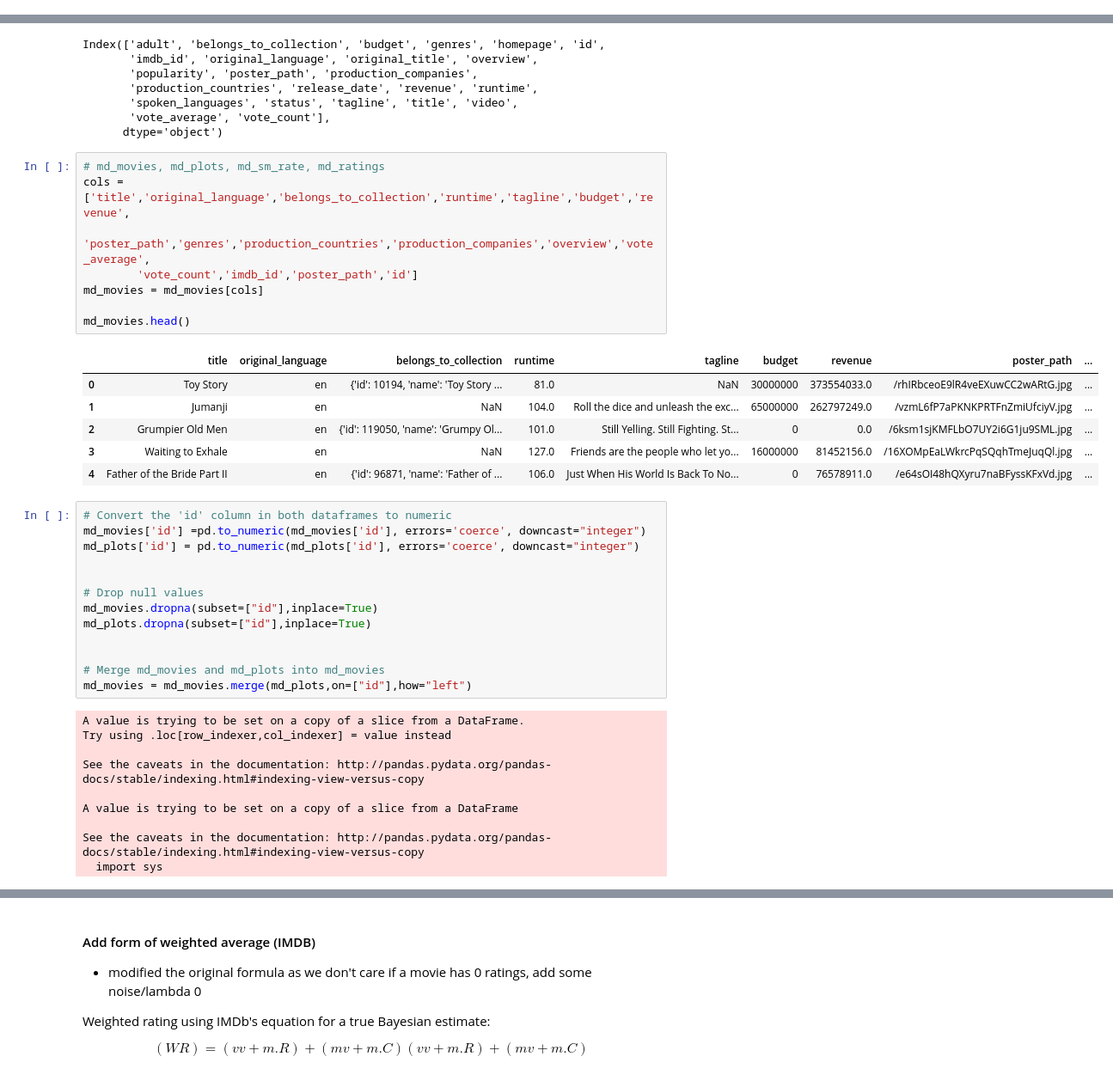
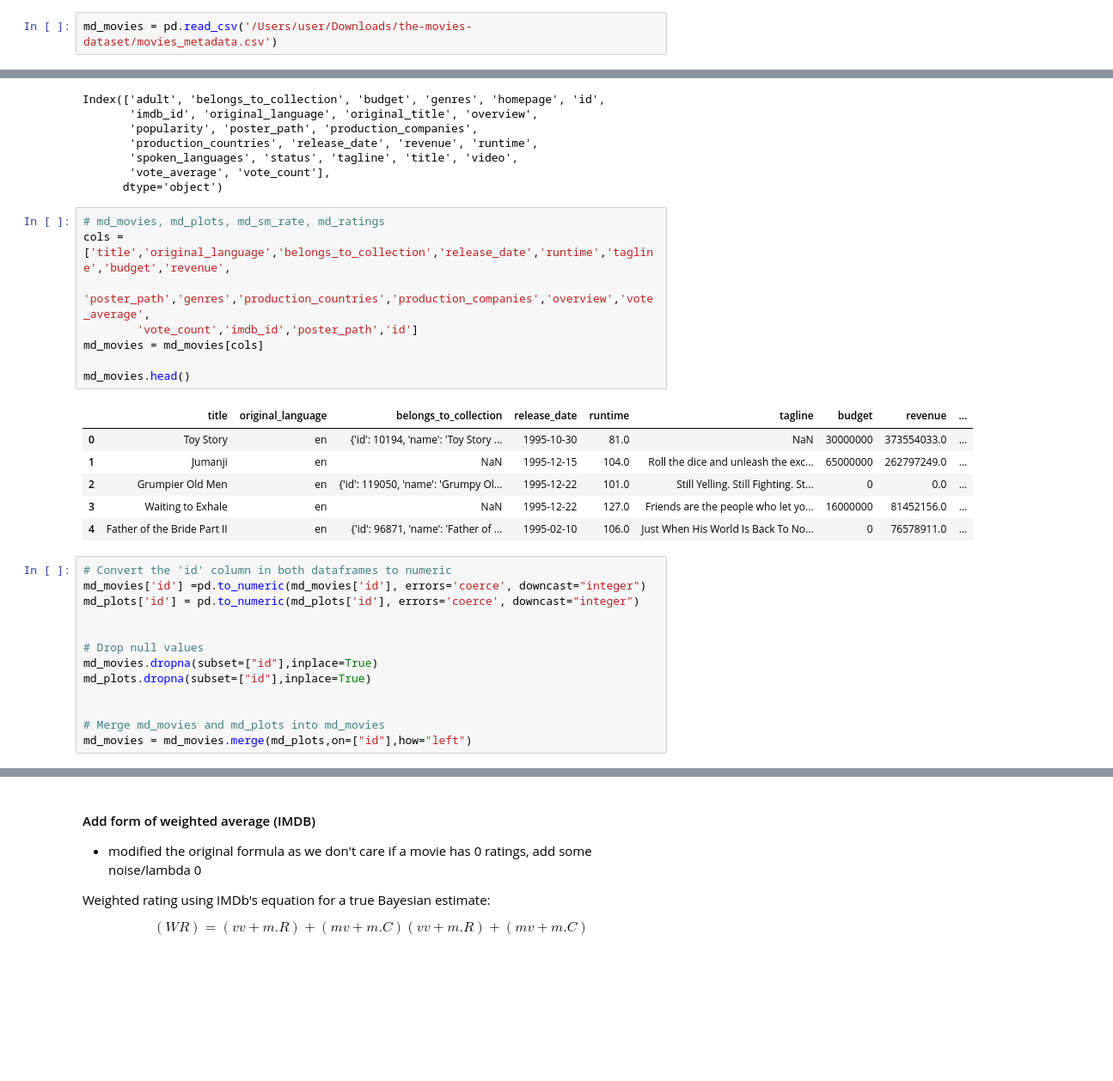
Before and after one commit to ecbenezra/recommender-system, a Jupyter notebook: all-datasets-cleaning-exploration.ipynb, the cells around one changed output, grey strips where cells are left out. Shown at 86% size. Cells and saved outputs as stored; diff of their text form; blank space fills up the shorter version.

```diff
--- a/all-datasets-cleaning-exploration.ipynb
+++ b/all-datasets-cleaning-exploration.ipynb
@@ -62,6 +75,8 @@ for df in datasets:
 (284303, 25)
 # %% [markdown]
 # Cleaning - The Movies Dataset
+# %%
+md_movies = pd.read_csv('/Users/user/Downloads/the-movies-dataset/movies_metadata.csv')
 # %%
 md_movies.columns
 # %% [output]
@@ -74,19 +89,19 @@ Index(['adult', 'belongs_to_collection', 'budget', 'genres', 'homepage', 'id',
       dtype='object')
 # %%
 # md_movies, md_plots, md_sm_rate, md_ratings
-cols = ['title','original_language','belongs_to_collection','runtime','tagline','budget','revenue',
+cols = ['title','original_language','belongs_to_collection','release_date','runtime','tagline','budget','revenue',
         'poster_path','genres','production_countries','production_companies','overview','vote_average',
         'vote_count','imdb_id','poster_path','id']
 md_movies = md_movies[cols]
 
 md_movies.head()
 # %% [output]
-|  | title | original_language | belongs_to_collection | runtime | tagline | budget | revenue | poster_path | ... |
-| 0 | Toy Story | en | {'id': 10194, 'name': 'Toy Story ... | 81.0 | NaN | 30000000 | 373554033.0 | /rhIRbceoE9lR4veEXuwCC2wARtG.jpg | ... |
-| 1 | Jumanji | en | NaN | 104.0 | Roll the dice and unleash the exc... | 65000000 | 262797249.0 | /vzmL6fP7aPKNKPRTFnZmiUfciyV.jpg | ... |
-| 2 | Grumpier Old Men | en | {'id': 119050, 'name': 'Grumpy Ol... | 101.0 | Still Yelling. Still Fighting. St... | 0 | 0.0 | /6ksm1sjKMFLbO7UY2i6G1ju9SML.jpg | ... |
-| 3 | Waiting to Exhale | en | NaN | 127.0 | Friends are the people who let yo... | 16000000 | 81452156.0 | /16XOMpEaLWkrcPqSQqhTmeJuqQl.jpg | ... |
-| 4 | Father of the Bride Part II | en | {'id': 96871, 'name': 'Father of ... | 106.0 | Just When His World Is Back To No... | 0 | 76578911.0 | /e64sOI48hQXyru7naBFyssKFxVd.jpg | ... |
+|  | title | original_language | belongs_to_collection | release_date | runtime | tagline | budget | revenue | ... |
+| 0 | Toy Story | en | {'id': 10194, 'name': 'Toy Story ... | 1995-10-30 | 81.0 | NaN | 30000000 | 373554033.0 | ... |
+| 1 | Jumanji | en | NaN | 1995-12-15 | 104.0 | Roll the dice and unleash the exc... | 65000000 | 262797249.0 | ... |
+| 2 | Grumpier Old Men | en | {'id': 119050, 'name': 'Grumpy Ol... | 1995-12-22 | 101.0 | Still Yelling. Still Fighting. St... | 0 | 0.0 | ... |
+| 3 | Waiting to Exhale | en | NaN | 1995-12-22 | 127.0 | Friends are the people who let yo... | 16000000 | 81452156.0 | ... |
+| 4 | Father of the Bride Part II | en | {'id': 96871, 'name': 'Father of ... | 1995-02-10 | 106.0 | Just When His World Is Back To No... | 0 | 76578911.0 | ... |
 # %%
 # Convert the 'id' column in both dataframes to numeric
 md_movies['id'] =pd.to_numeric(md_movies['id'], errors='coerce', downcast="integer")
@@ -100,16 +115,6 @@ md_plots.dropna(subset=["id"],inplace=True)
 
 # Merge md_movies and md_plots into md_movies
 md_movies = md_movies.merge(md_plots,on=["id"],how="left")
-# %% [output]
-A value is trying to be set on a copy of a slice from a DataFrame.
-Try using .loc[row_indexer,col_indexer] = value instead
-
-See the caveats in the documentation: http://pandas.pydata.org/pandas-docs/stable/indexing.html#indexing-view-versus-copy
-
-A value is trying to be set on a copy of a slice from a DataFrame
-
-See the caveats in the documentation: http://pandas.pydata.org/pandas-docs/stable/indexing.html#indexing-view-versus-copy
-  import sys
 # %%
 md_movies.shape
 # %% [output]
```
Also changed, not shown: parts of 84 cells of this notebook, 1 other file.
